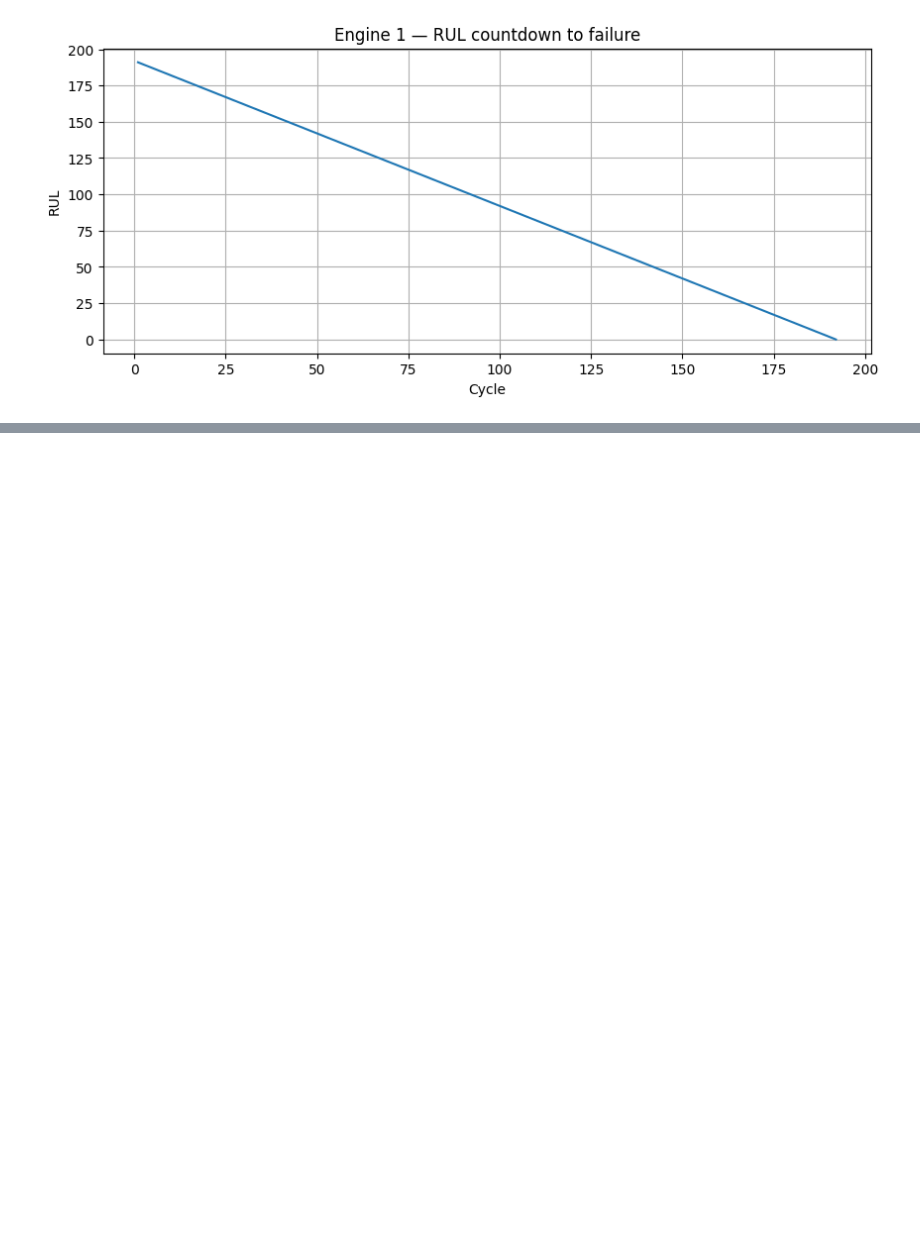
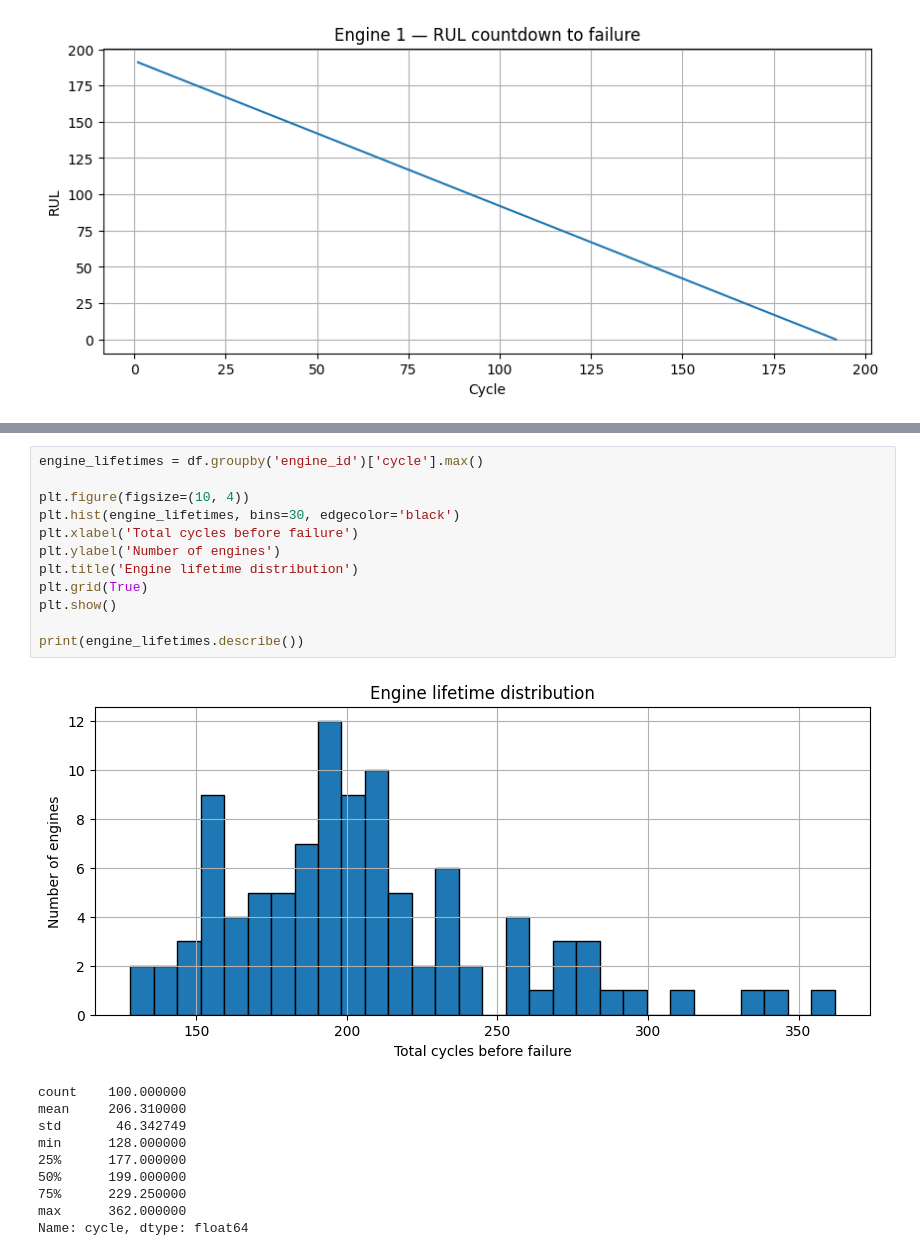
Before and after one commit to ardacakil/RUL-predictor, a Jupyter notebook: notebooks/01_eda.ipynb, the cells around one changed output, grey strips where cells are left out. Drawn from its saved outputs; the diff is of its cells as text; blank space fills up the shorter version.

```diff
--- a/notebooks/01_eda.ipynb
+++ b/notebooks/01_eda.ipynb
@@ -80,0 +101,23 @@ plt.show()
+# %%
+engine_lifetimes = df.groupby('engine_id')['cycle'].max()
+
+plt.figure(figsize=(10, 4))
+plt.hist(engine_lifetimes, bins=30, edgecolor='black')
+plt.xlabel('Total cycles before failure')
+plt.ylabel('Number of engines')
+plt.title('Engine lifetime distribution')
+plt.grid(True)
+plt.show()
+
+print(engine_lifetimes.describe())
+# %% [output]
+[figure, added]
+count    100.000000
+mean     206.310000
+std       46.342749
+min      128.000000
+25%      177.000000
+50%      199.000000
+75%      229.250000
+max      362.000000
+Name: cycle, dtype: float64
```
Also changed, not shown: parts of 4 cells of this notebook.
